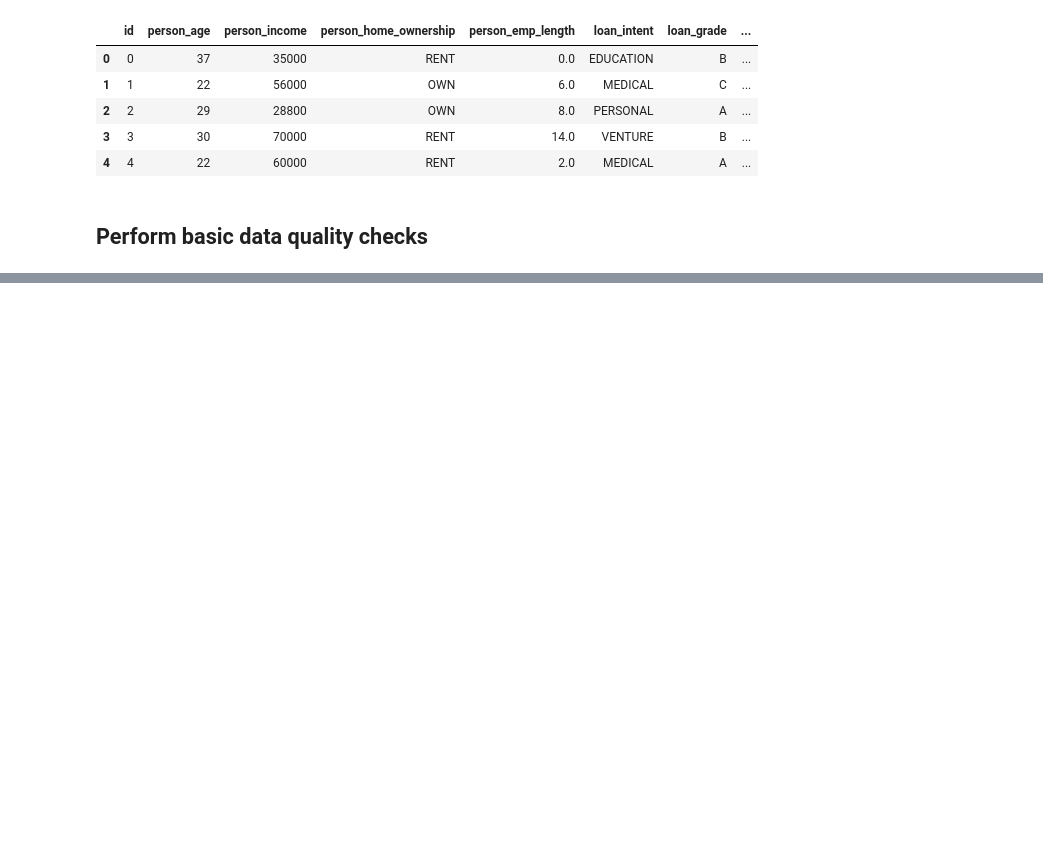
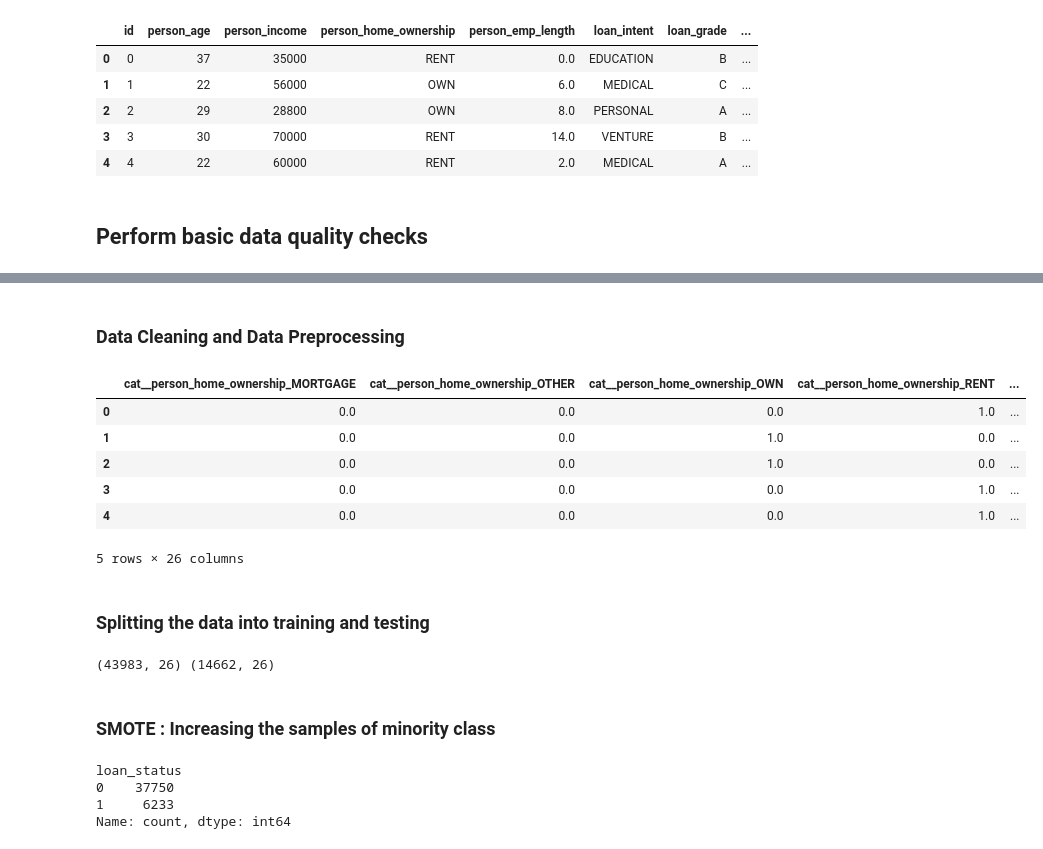
Before and after one commit to PrarthanaShende/Machine-Learning, a Jupyter notebook: Ensemble Methods/Ensemble Methods.ipynb, the cells around one changed output, grey strips where cells are left out. Cells and saved outputs as stored; diff of their text form; code cells hidden in the pictures; blank space fills up the shorter version.

```diff
--- a/Ensemble Methods/Ensemble Methods.ipynb
+++ b/Ensemble Methods/Ensemble Methods.ipynb
@@ -24,0 +119,53 @@ df.head()
+# %% [markdown]
+### Data Cleaning and Data Preprocessing
+# %%
+from sklearn.pipeline import make_pipeline
+from sklearn.impute import SimpleImputer
+from sklearn.preprocessing import StandardScaler,OneHotEncoder
+from sklearn.compose import ColumnTransformer
+
+cat = list(X.select_dtypes(include='str').columns)
+con = list(X.select_dtypes(include='number').columns)
+
+num_pipe = make_pipeline(
+    SimpleImputer(strategy='median'),
+    StandardScaler()
+)
+
+cat_pipe = make_pipeline(
+    SimpleImputer(strategy='most_frequent'),
+    OneHotEncoder(handle_unknown='ignore',sparse_output=False)
+)
+
+pre = ColumnTransformer([
+    ('cat',cat_pipe,cat),
+    ('con',num_pipe,con)
+]).set_output(transform='pandas')
+
+X_pre = pre.fit_transform(X)
+X_pre.head()
+# %% [output]
+|  | cat__person_home_ownership_MORTGAGE | cat__person_home_ownership_OTHER | cat__person_home_ownership_OWN | cat__person_home_ownership_RENT | ... |
+| 0 | 0.0 | 0.0 | 0.0 | 1.0 | ... |
+| 1 | 0.0 | 0.0 | 1.0 | 0.0 | ... |
+| 2 | 0.0 | 0.0 | 1.0 | 0.0 | ... |
+| 3 | 0.0 | 0.0 | 0.0 | 1.0 | ... |
+| 4 | 0.0 | 0.0 | 0.0 | 1.0 | ... |
+5 rows × 26 columns
+# %% [markdown]
+### Splitting the data into training and testing
+# %%
+from sklearn.model_selection import train_test_split
+xtrain,xtest,ytrain,ytest = train_test_split(X_pre,Y,train_size=0.75,random_state=21)
+print(xtrain.shape,xtest.shape)
+# %% [output]
+(43983, 26) (14662, 26)
+# %% [markdown]
+### SMOTE : Increasing the samples of minority class
+# %%
+ytrain['loan_status'].value_counts()
+# %% [output]
+loan_status
+0    37750
+1     6233
+Name: count, dtype: int64
```
Also changed, not shown: parts of 43 cells of this notebook.
